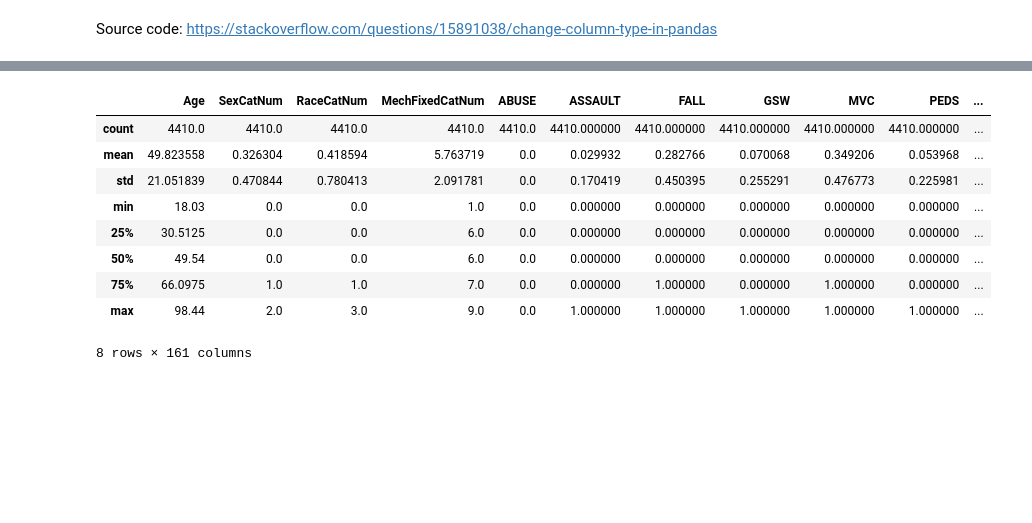
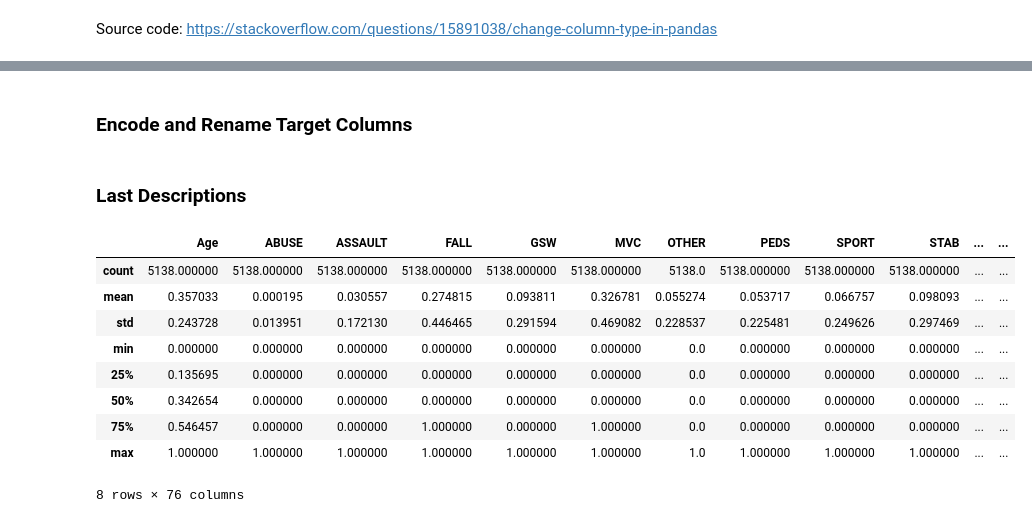
Before and after one commit to Rishabhkandoi/CapstoneUR, a Jupyter notebook: Code/DataPrep/TraumaDetectionDataExploration.ipynb, the cells around one changed output, grey strips where cells are left out. Drawn from its saved outputs; the diff is of its cells as text; code cells hidden in the pictures; blank space fills up the shorter version.

```diff
--- a/Code/DataPrep/TraumaDetectionDataExploration.ipynb
+++ b/Code/DataPrep/TraumaDetectionDataExploration.ipynb
@@ -351,0 +407,3 @@ processed_data["IBD"] = processed_data["IBD"].astype(int)
+# %%
+scaler = MinMaxScaler()
+all_vars_data[numeric_cols] = scaler.fit_transform(all_vars_data[numeric_cols])
@@ -352,4 +423,5 @@ processed_data["IBD"] = processed_data["IBD"].astype(int)
 # %%
-# Creating one-hot encoding
-
-processed_data = pd.get_dummies(processed_data, columns=['Race', 'MechFixed', 'NFTILevel'])
+all_vars_data = pd.concat([all_vars_data,
+                           pd.get_dummies(all_vars_data[['Race', 'Sex', 'BvsPIdx']],
+                                          columns=['Race', 'Sex', 'BvsPIdx'])],
+                          axis=1)
@@ -378,0 +428,12 @@ processed_data = processed_data.drop(['Comorbids'], axis=1)
+# %%
+# Convert True/False to 1-0
+cols = all_vars_data.dtypes[all_vars_data.dtypes == 'boolean'].index
+all_vars_data[cols] = all_vars_data[cols].apply(np.int64)
+# %%
+# Converting Yes/No Column to 1/0
+all_vars_data['ChestTube'] = all_vars_data['ChestTube'].map({'Yes': 1, 'No': 0})
+all_vars_data['EmergentIntubation'] = all_vars_data['EmergentIntubation'].map({'Yes': 1, 'No': 0})
+all_vars_data['ICP'] = all_vars_data['ICP'].map({'Yes': 1, 'No': 0})
+all_vars_data['Craniotomy'] = all_vars_data['Craniotomy'].map({'Yes': 1, 'No': 0})
+# %% [markdown]
+### Encode and Rename Target Columns
@@ -379,14 +442,16 @@ processed_data = processed_data.drop(['Comorbids'], axis=1)
+# %% [markdown]
+### Last Descriptions
 # %%
-processed_data.describe()
+all_vars_data.describe()
 # %% [output]
-|  | Age | SexCatNum | RaceCatNum | MechFixedCatNum | ABUSE | ASSAULT | FALL | GSW | MVC | PEDS | ... |
-| count | 4410.0 | 4410.0 | 4410.0 | 4410.0 | 4410.0 | 4410.000000 | 4410.000000 | 4410.000000 | 4410.000000 | 4410.000000 | ... |
-| mean | 49.823558 | 0.326304 | 0.418594 | 5.763719 | 0.0 | 0.029932 | 0.282766 | 0.070068 | 0.349206 | 0.053968 | ... |
-| std | 21.051839 | 0.470844 | 0.780413 | 2.091781 | 0.0 | 0.170419 | 0.450395 | 0.255291 | 0.476773 | 0.225981 | ... |
-| min | 18.03 | 0.0 | 0.0 | 1.0 | 0.0 | 0.000000 | 0.000000 | 0.000000 | 0.000000 | 0.000000 | ... |
-| 25% | 30.5125 | 0.0 | 0.0 | 6.0 | 0.0 | 0.000000 | 0.000000 | 0.000000 | 0.000000 | 0.000000 | ... |
-| 50% | 49.54 | 0.0 | 0.0 | 6.0 | 0.0 | 0.000000 | 0.000000 | 0.000000 | 0.000000 | 0.000000 | ... |
-| 75% | 66.0975 | 1.0 | 1.0 | 7.0 | 0.0 | 0.000000 | 1.000000 | 0.000000 | 1.000000 | 0.000000 | ... |
-| max | 98.44 | 2.0 | 3.0 | 9.0 | 0.0 | 1.000000 | 1.000000 | 1.000000 | 1.000000 | 1.000000 | ... |
+|  | Age | ABUSE | ASSAULT | FALL | GSW | MVC | OTHER | PEDS | SPORT | STAB | ... | ... |
+| count | 5138.000000 | 5138.000000 | 5138.000000 | 5138.000000 | 5138.000000 | 5138.000000 | 5138.0 | 5138.000000 | 5138.000000 | 5138.000000 | ... | ... |
+| mean | 0.357033 | 0.000195 | 0.030557 | 0.274815 | 0.093811 | 0.326781 | 0.055274 | 0.053717 | 0.066757 | 0.098093 | ... | ... |
+| std | 0.243728 | 0.013951 | 0.172130 | 0.446465 | 0.291594 | 0.469082 | 0.228537 | 0.225481 | 0.249626 | 0.297469 | ... | ... |
+| min | 0.000000 | 0.000000 | 0.000000 | 0.000000 | 0.000000 | 0.000000 | 0.0 | 0.000000 | 0.000000 | 0.000000 | ... | ... |
+| 25% | 0.135695 | 0.000000 | 0.000000 | 0.000000 | 0.000000 | 0.000000 | 0.0 | 0.000000 | 0.000000 | 0.000000 | ... | ... |
+| 50% | 0.342654 | 0.000000 | 0.000000 | 0.000000 | 0.000000 | 0.000000 | 0.0 | 0.000000 | 0.000000 | 0.000000 | ... | ... |
+| 75% | 0.546457 | 0.000000 | 0.000000 | 1.000000 | 0.000000 | 1.000000 | 0.0 | 0.000000 | 0.000000 | 0.000000 | ... | ... |
+| max | 1.000000 | 1.000000 | 1.000000 | 1.000000 | 1.000000 | 1.000000 | 1.0 | 1.000000 | 1.000000 | 1.000000 | ... | ... |
-8 rows × 161 columns
+8 rows × 76 columns
 # %%
```
Also changed, not shown: parts of 65 cells of this notebook.
